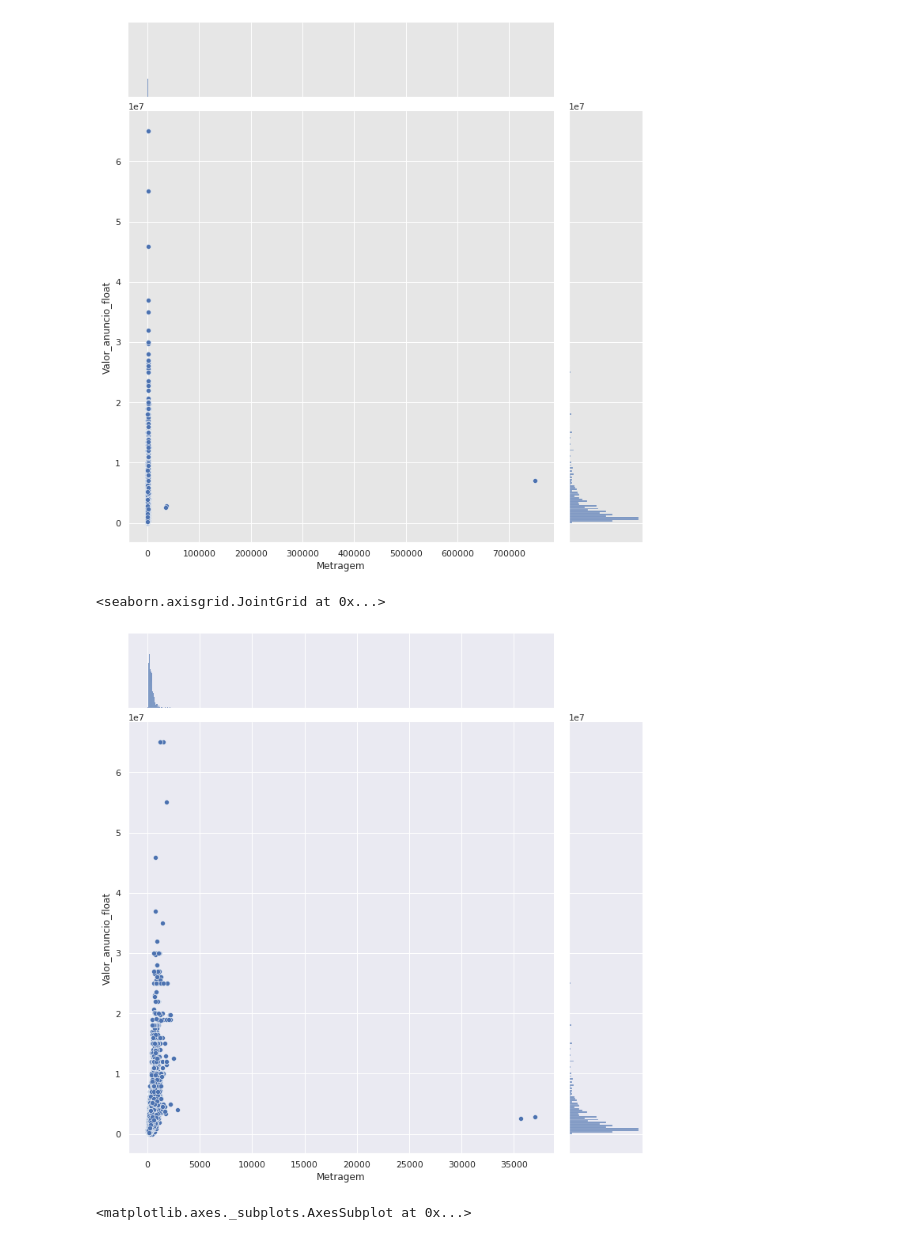
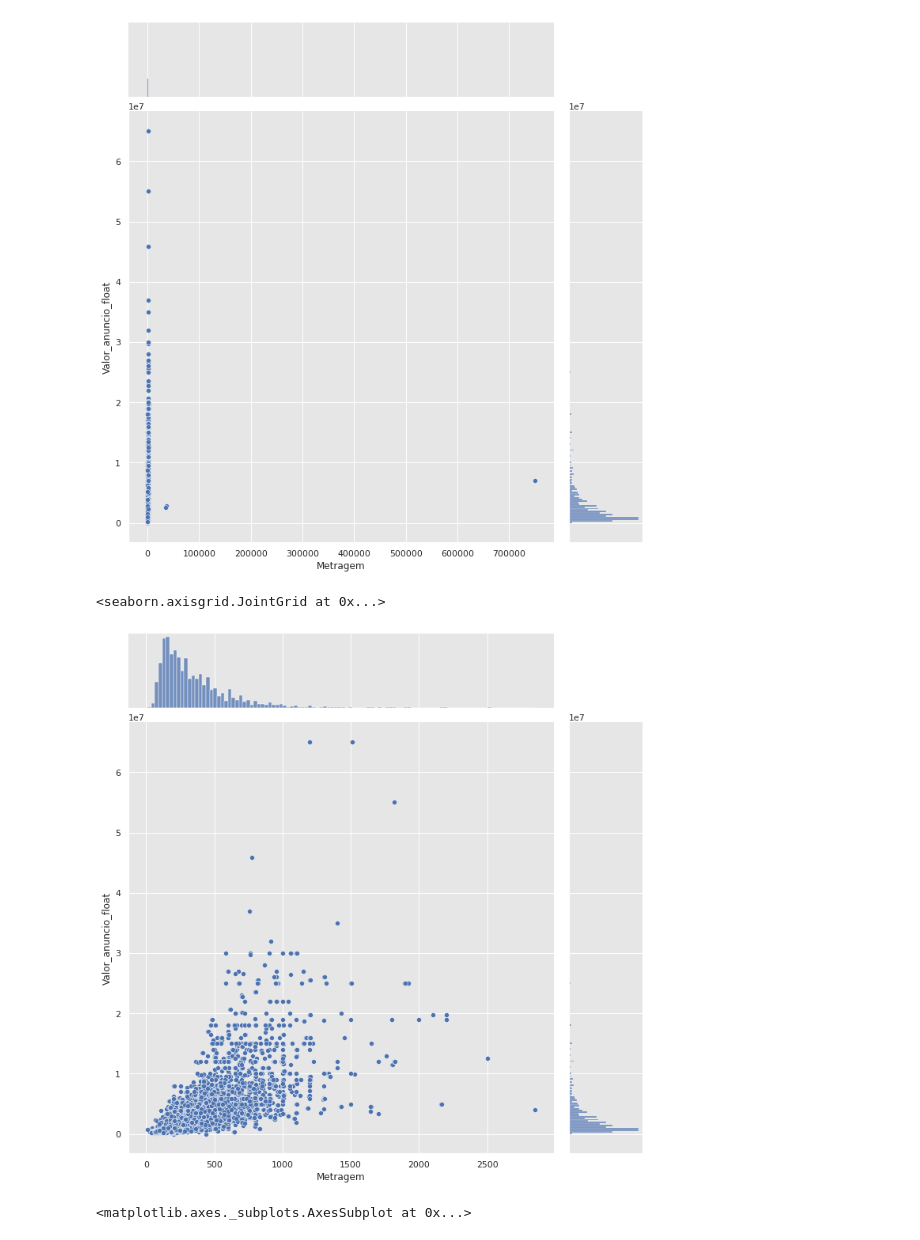
Before and after one commit to esaheki/imersao_dados_alura, a Jupyter notebook: Imersao_dados_4_aula02.ipynb, the cells around one changed output. Drawn from its saved outputs; the diff is of its cells as text; code cells hidden in the pictures.

```diff
--- a/Imersao_dados_4_aula02.ipynb
+++ b/Imersao_dados_4_aula02.ipynb
@@ -461,10 +273,10 @@ sns.jointplot(data=dados_vendas, x="Metragem", y="Valor_anuncio_float", height=1
 <seaborn.axisgrid.JointGrid at 0x...>
 [figure]
 # %%
-sns.jointplot(data=dados_vendas.query("Metragem < 200000"), x="Metragem", y="Valor_anuncio_float", height=10)
+sns.jointplot(data=dados_vendas.query("Metragem < 10000"), x="Metragem", y="Valor_anuncio_float", height=10)
 # %% [output]
 <seaborn.axisgrid.JointGrid at 0x...>
-[figure, old version]
+[figure, new version]
 # %%
 plot_data = dados_vendas.groupby(['Bairro']).agg(
     mean_metragem = ('Metragem','mean'),
```
Also changed, not shown: parts of 23 cells of this notebook.
